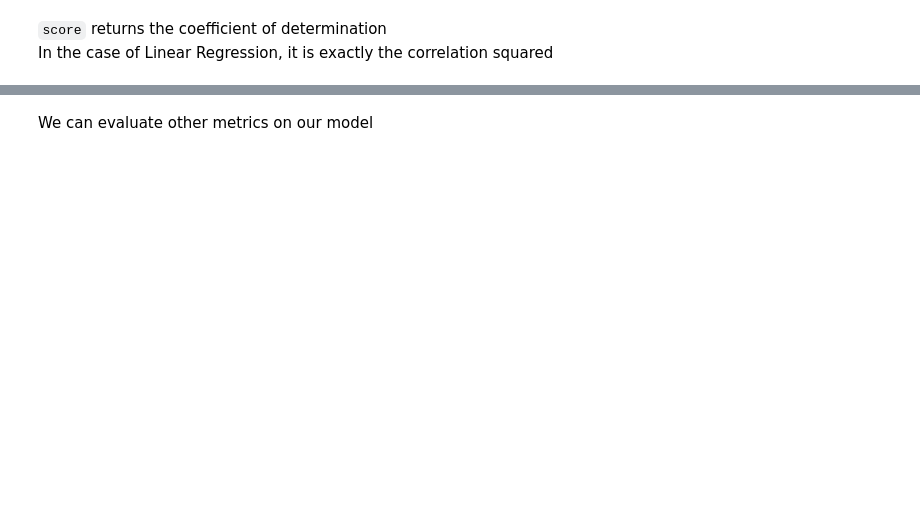
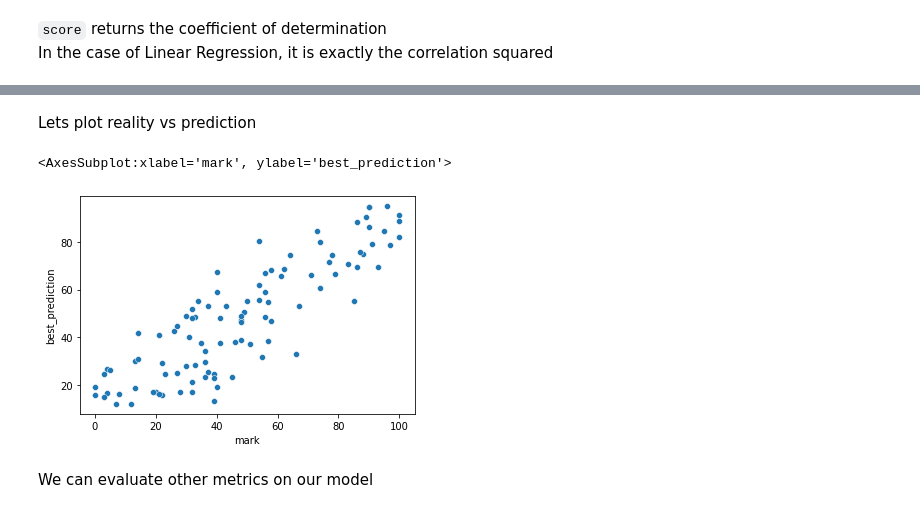
Before and after one commit to Ironhack-Data-Madrid-Agosto-2021/classroom-materials, a Jupyter notebook: week_06/02-linear-regression-motivation.ipynb, the cells around one changed output, grey strips where cells are left out. Cells and saved outputs as stored; diff of their text form; code cells hidden in the pictures; blank space fills up the shorter version.

```diff
--- a/week_06/02-linear-regression-motivation.ipynb
+++ b/week_06/02-linear-regression-motivation.ipynb
@@ -62,4 +96,0 @@ data.head()
-# %%
-data["prediction_1"] =
-# %%
-data["prediction_2"] =
@@ -68,3 +97,7 @@ data.head(10)
+# %%
+data["prediction_1"] = 0.1 * data.hours + 10
+# %%
+data["prediction_2"] = 0.09 * data.hours + 15
 # %%
 # semi-random prediction
 data["prediction_3"] = np.random.uniform(40, 60, size=data.shape[0]).round(2)
@@ -244,3 +385,11 @@ data[["hours", "mark"]].corr() ** 2
+# %% [markdown]
+Lets plot reality vs prediction
+# %%
+%matplotlib inline
+sns.scatterplot(x=data.mark, y=data.best_prediction)
+# %% [output]
+<AxesSubplot:xlabel='mark', ylabel='best_prediction'>
+[figure, added]
 # %% [markdown]
 We can evaluate other metrics on our model
 # %%
```
Also changed, not shown: parts of 59 cells of this notebook, 7 other files.
